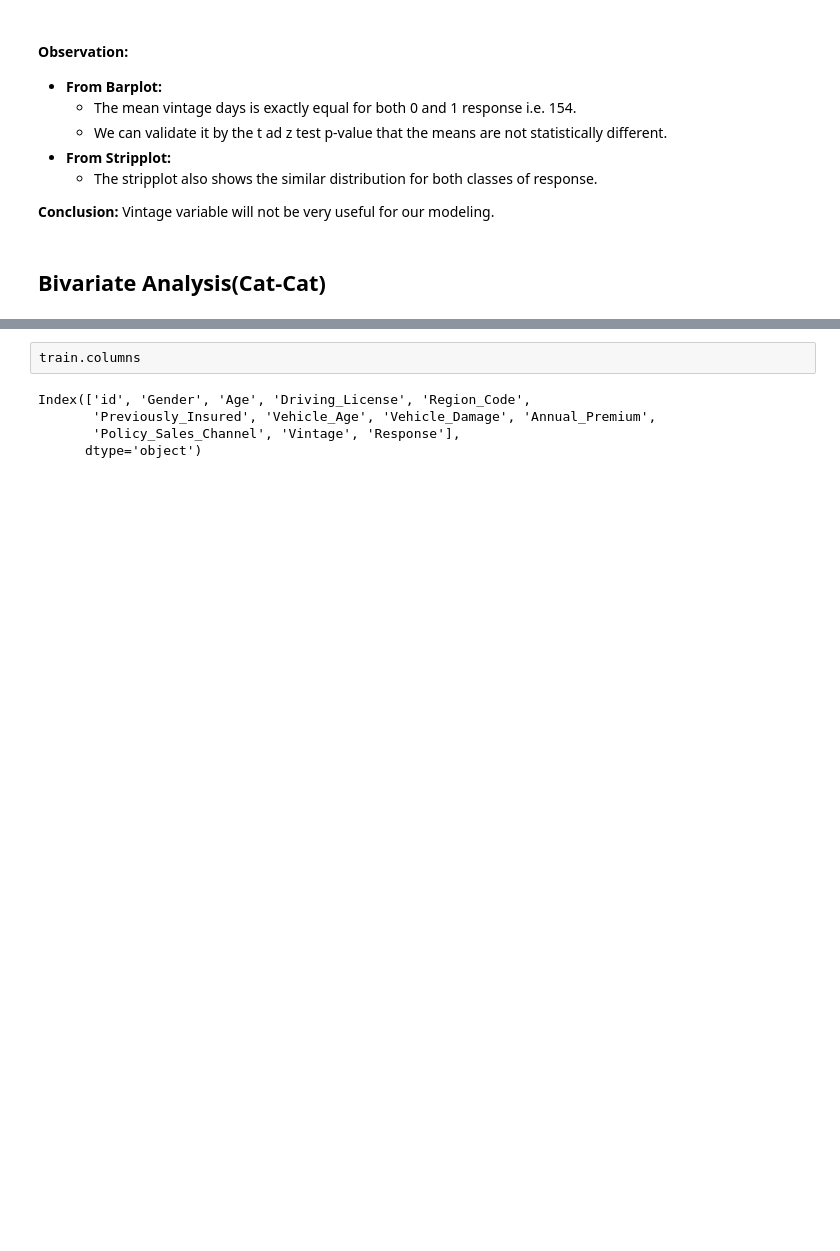
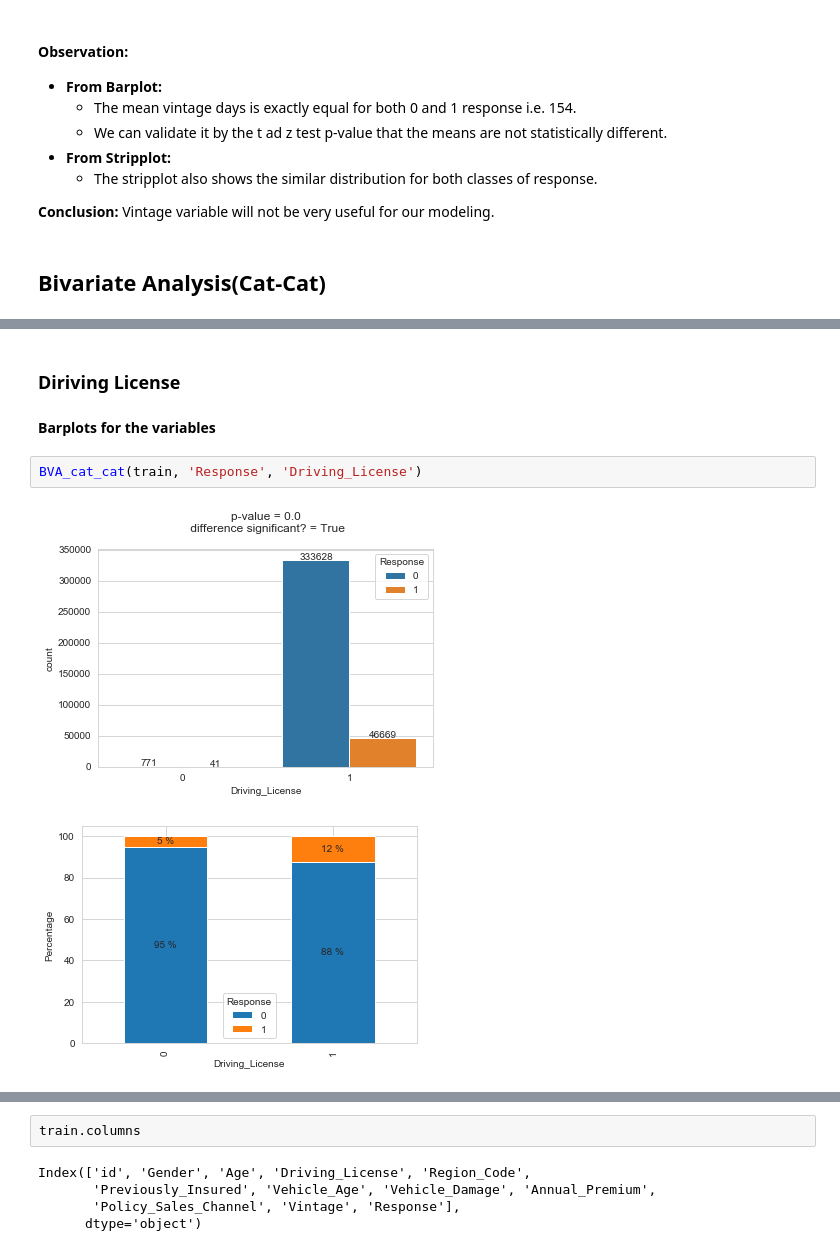
Before and after one commit to Kamaldeep0077/Cross-Sell-Prediction, a Jupyter notebook: Cross-Sell Prediction.ipynb, the cells around one changed output, grey strips where cells are left out. Cells and saved outputs as stored; diff of their text form; blank space fills up the shorter version.

```diff
--- a/Cross-Sell Prediction.ipynb
+++ b/Cross-Sell Prediction.ipynb
@@ -690,0 +704,9 @@ def BVA_categorical_plot(data, tar, cat):
+# %% [markdown]
+### Diriving License
+# %% [markdown]
+**Barplots for the variables**
+# %%
+BVA_cat_cat(train, 'Response', 'Driving_License')
+# %% [output]
+[figure, added]
+[figure, added]
```
Also changed, not shown: parts of 25 cells of this notebook.
